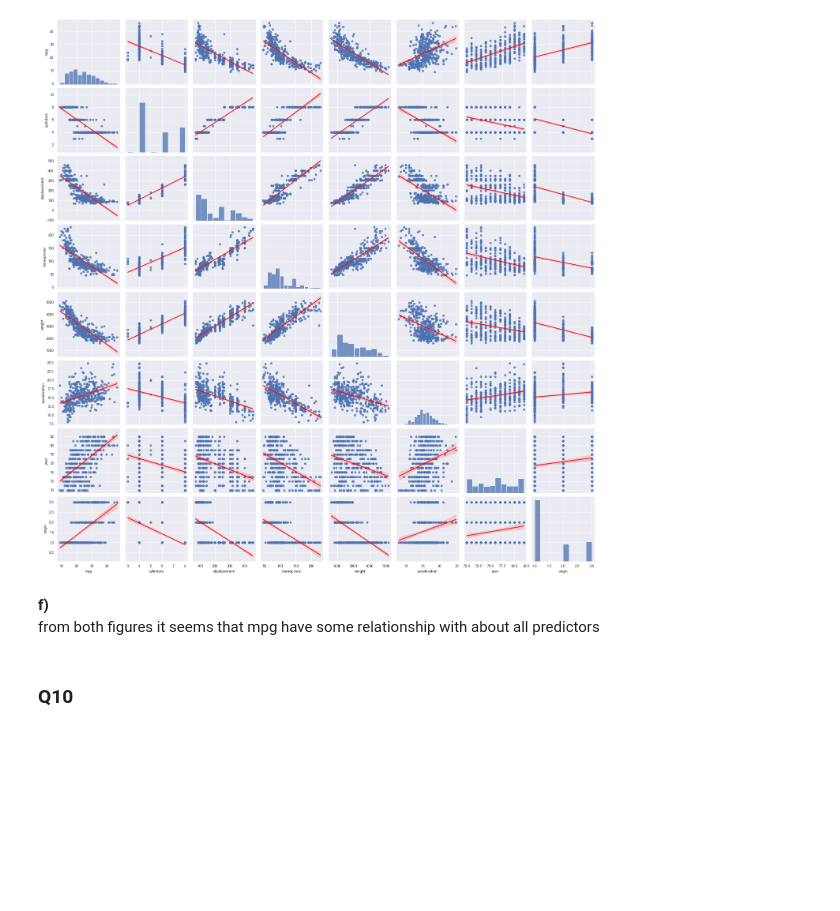
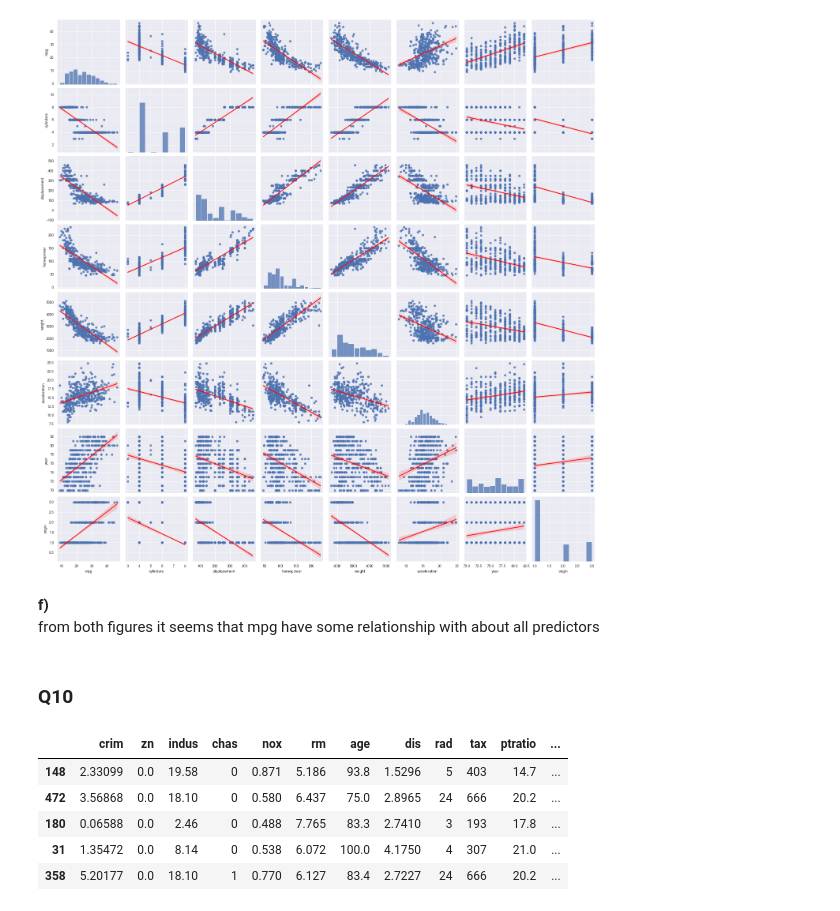
Before and after one commit to skacem/An-Introduction-to-Statistical-Learning, a Jupyter notebook: Chapter_1_and_2/Exercies.ipynb, the cells around one changed output. Cells and saved outputs as stored; diff of their text form; code cells hidden in the pictures; blank space fills up the shorter version.

```diff
--- a/Chapter_1_and_2/Exercies.ipynb
+++ b/Chapter_1_and_2/Exercies.ipynb
@@ -366,3 +366,13 @@ g.tight_layout()
 from both figures it seems that mpg have some relationship with about all predictors
 # %% [markdown]
 ### Q10
+# %%
+boston = pd.read_csv('../data/boston.csv')
+boston.sample(5)
+# %% [output]
+|  | crim | zn | indus | chas | nox | rm | age | dis | rad | tax | ptratio | ... |
+| 148 | 2.33099 | 0.0 | 19.58 | 0 | 0.871 | 5.186 | 93.8 | 1.5296 | 5 | 403 | 14.7 | ... |
+| 472 | 3.56868 | 0.0 | 18.10 | 0 | 0.580 | 6.437 | 75.0 | 2.8965 | 24 | 666 | 20.2 | ... |
+| 180 | 0.06588 | 0.0 | 2.46 | 0 | 0.488 | 7.765 | 83.3 | 2.7410 | 3 | 193 | 17.8 | ... |
+| 31 | 1.35472 | 0.0 | 8.14 | 0 | 0.538 | 6.072 | 100.0 | 4.1750 | 4 | 307 | 21.0 | ... |
+| 358 | 5.20177 | 0.0 | 18.10 | 1 | 0.770 | 6.127 | 83.4 | 2.7227 | 24 | 666 | 20.2 | ... |
```
Also changed, not shown: parts of 3 cells of this notebook.
